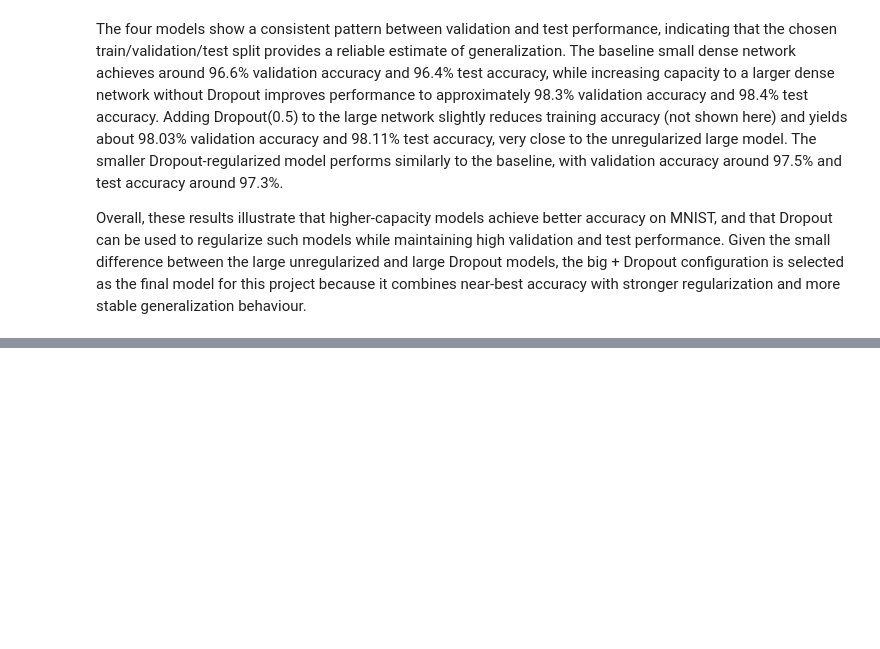
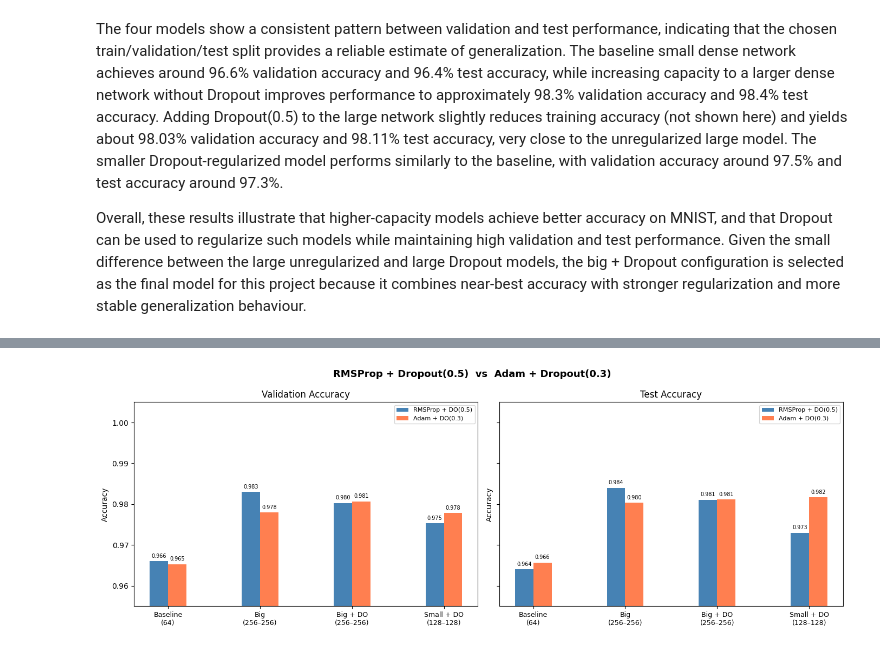
Before and after one commit to dstor0511/Machine-Learning-Final, a Jupyter notebook: deliverable_ml_coursework.ipynb, the cells around one changed output, grey strips where cells are left out. Cells and saved outputs as stored; diff of their text form; code cells hidden in the pictures; blank space fills up the shorter version.

```diff
--- a/deliverable_ml_coursework.ipynb
+++ b/deliverable_ml_coursework.ipynb
@@ -249,9 +255,9 @@ Model: "sequential_5"
 history_big = model_big.fit(
     x_train_final,
     y_train_final,
-    epochs=20,          # more epochs than baseline
+    epochs=20,  # more epochs than baseline
     batch_size=128,
-    validation_data=(x_val, y_val)
+    validation_data=(x_val, y_val),
 )
 # %% [output]
 Epoch 1/20
@@ -364,7 +372,7 @@ history_big_do = model_big_do.fit(
     y_train_final,
     epochs=20,
     batch_size=128,
-    validation_data=(x_val, y_val)
+    validation_data=(x_val, y_val),
 )
 # %% [output]
 Epoch 1/20
@@ -437,7 +445,7 @@ history_small_do = model_small_do.fit(
     y_train_final,
     epochs=20,
     batch_size=128,
-    validation_data=(x_val, y_val)
+    validation_data=(x_val, y_val),
 )
 # %% [output]
 Epoch 1/20
@@ -505,10 +513,7 @@ for name, model in models.items():
     val_acc = histories[name].history["val_accuracy"][-1]
     # test accuracy from evaluate
     test_loss, test_acc = model.evaluate(x_test, y_test_categorical, verbose=0)
-    results[name] = {
-        "val_acc": val_acc,
-        "test_acc": test_acc
-    }
+    results[name] = {"val_acc": val_acc, "test_acc": test_acc}
     print(f"{name} -> Val acc: {val_acc:.4f}, Test acc: {test_acc:.4f}")
 # %% [output]
 baseline_small -> Val acc: 0.9660, Test acc: 0.9640
@@ -570,3 +619,56 @@ Overall, these results illustrate that higher-capacity models achieve better acc
+# %%
+import matplotlib.pyplot as plt
+import numpy as np
+
+# ── Hard-coded results ────────────────────────────────────────────────────────
+# RMSProp + Dropout(0.5)  ← main branch
+rmsprop = {
+    "Baseline\n(64)":          {"val": 0.9660, "test": 0.9640},
+    "Big\n(256–256)":          {"val": 0.9830, "test": 0.9840},
+    "Big + DO\n(256–256)":     {"val": 0.9803, "test": 0.9811},
+    "Small + DO\n(128–128)":   {"val": 0.9753, "test": 0.9730},
+}
+
+# Adam + Dropout(0.3)  ← this branch
+adam = {
+    "Baseline\n(64)":          {"val": 0.9653, "test": 0.9657},
+    "Big\n(256–256)":          {"val": 0.9780, "test": 0.9804},
+    "Big + DO\n(256–256)":     {"val": 0.9807, "test": 0.9812},
+    "Small + DO\n(128–128)":   {"val": 0.9778, "test": 0.9817},
+}
+# ─────────────────────────────────────────────────────────────────────────────
+
+labels = list(rmsprop.keys())
+x = np.arange(len(labels))
+w = 0.2  # bar width
+
+fig, axes = plt.subplots(1, 2, figsize=(14, 5), sharey=True)
+fig.suptitle("RMSProp + Dropout(0.5)  vs  Adam + Dropout(0.3)", fontsize=13, fontweight="bold")
+
+for ax, metric in zip(axes, ("val", "test")):
+    r_vals = [rmsprop[l][metric] for l in labels]
+    a_vals = [adam[l][metric]    for l in labels]
+
+    b1 = ax.bar(x - w / 2, r_vals, w, label="RMSProp + DO(0.5)", color="steelblue")
+    b2 = ax.bar(x + w / 2, a_vals, w, label="Adam + DO(0.3)",    color="coral")
+
+    ax.set_title(f"{'Validation' if metric == 'val' else 'Test'} Accuracy")
+    ax.set_xticks(x)
+    ax.set_xticklabels(labels, fontsize=9)
+    ax.set_ylim(0.955, 1.005)
+    ax.set_ylabel("Accuracy")
+    ax.legend(fontsize=8)
+
+    for bar in list(b1) + list(b2):
+        ax.annotate(f"{bar.get_height():.3f}",
+                    xy=(bar.get_x() + bar.get_width() / 2, bar.get_height()),
+                    xytext=(0, 3), textcoords="offset points",
+                    ha="center", va="bottom", fontsize=7)
+
+plt.tight_layout()
+plt.show()
+# %% [output]
+[figure, added]
 # %% [markdown]
 ## 10. Discussion and conclusions
 
```
Also changed, not shown: parts of 16 cells of this notebook.
